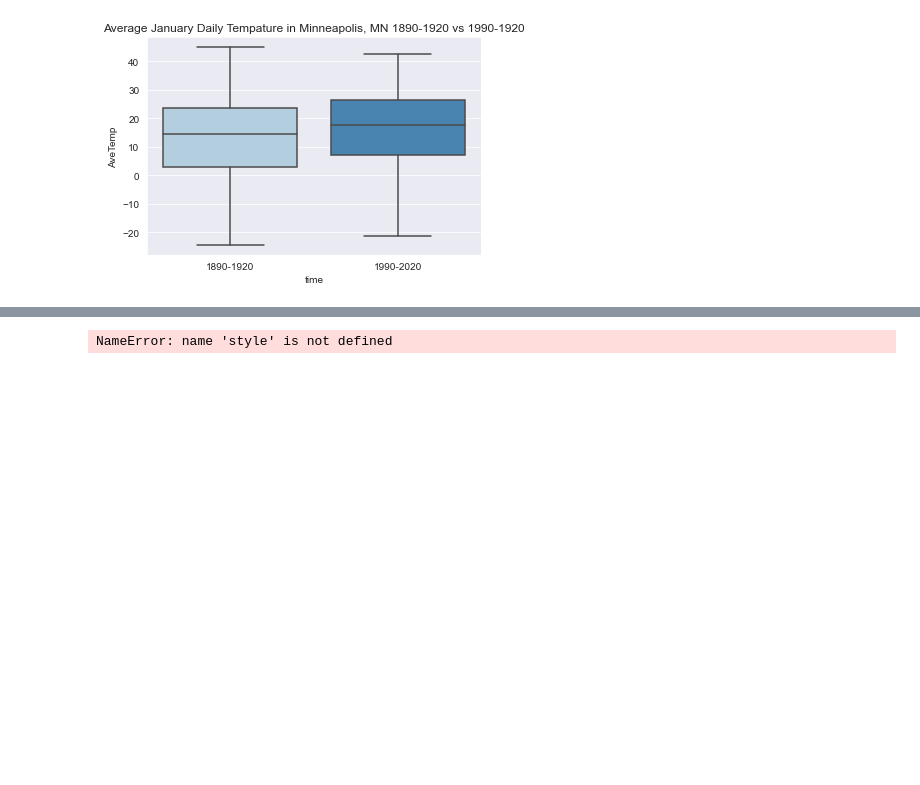
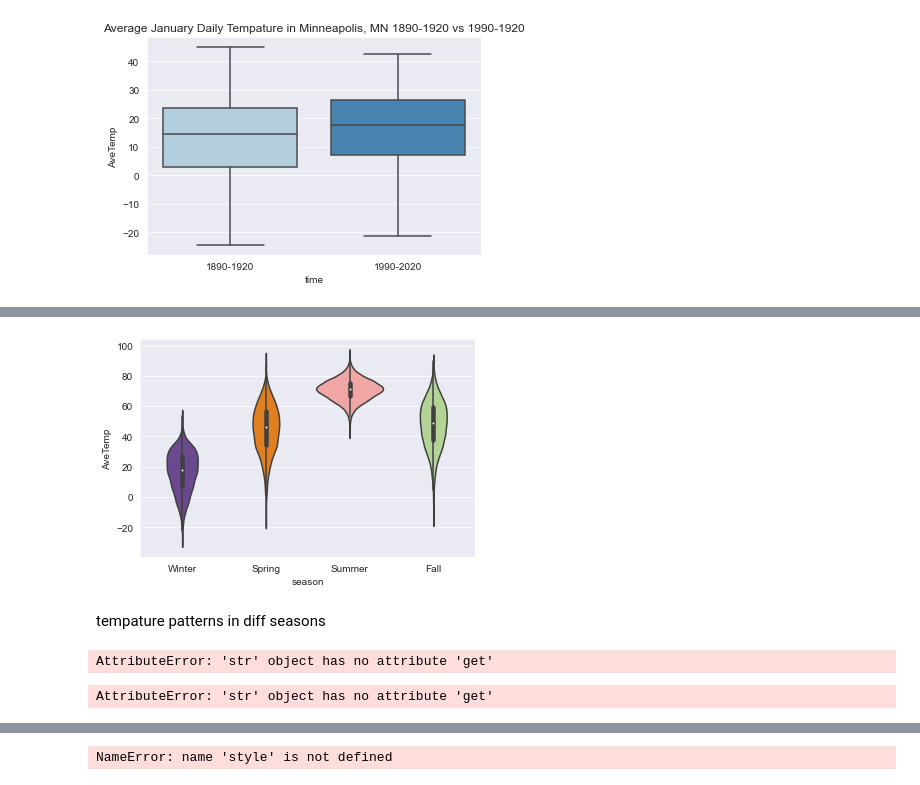
Before and after one commit to searanch/Minneapolis-Historical-Weather, a Jupyter notebook: msp_winter.ipynb, the cells around one changed output, grey strips where cells are left out. Saved outputs shown, nothing was run; the diff lists cells and outputs as text; code cells hidden in the pictures; blank space fills up the shorter version.

```diff
--- a/msp_winter.ipynb
+++ b/msp_winter.ipynb
@@ -164,0 +199,4 @@ Text(0.5, 1.0, 'Average January Daily Tempature in Minneapolis, MN 1890-1920 vs
+# %%
+# convert string to catogory
+temps['cat'] = temps['season'].astype("category")
+temps.dtypes
@@ -164,0 +225,15 @@ Text(0.5, 1.0, 'Average January Daily Tempature in Minneapolis, MN 1890-1920 vs
+# %%
+ax=sns.violinplot(x=temps['season'],y=temps['AveTemp'],palette='Paired_r')
+# %% [output]
+[figure, added]
+# %% [markdown]
+tempature patterns in diff seasons
+# %%
+# seaborn violin for diff seasons
+ax = sns.boxplot(x='cat',y='MaxTemp', data='temps')
+# %% [output]
+AttributeError: 'str' object has no attribute 'get'
+# %%
+ax = sns.boxplot(x='cat',y='AveTemp', data='temps')
+# %% [output]
+AttributeError: 'str' object has no attribute 'get'
```
Also changed, not shown: parts of 15 cells of this notebook.
